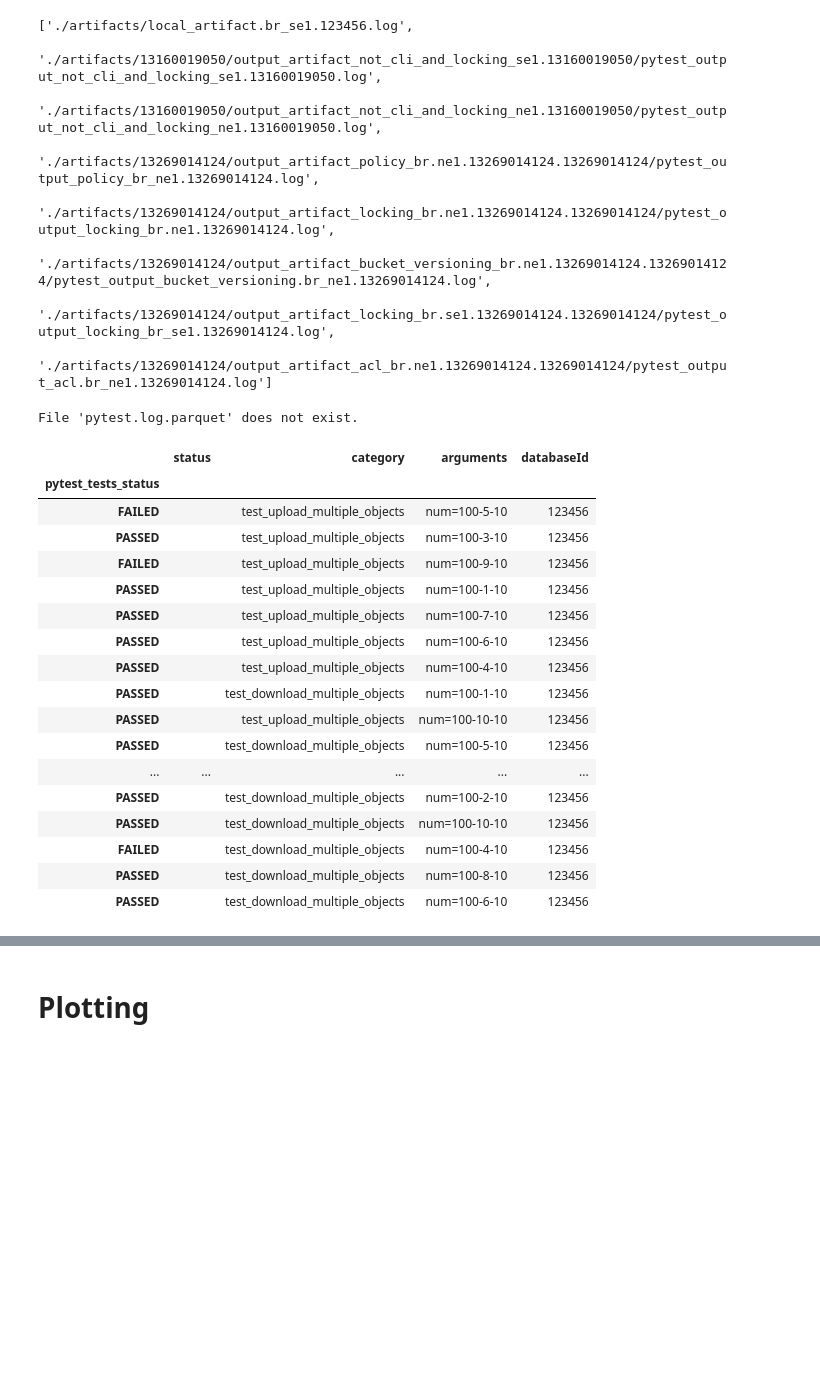
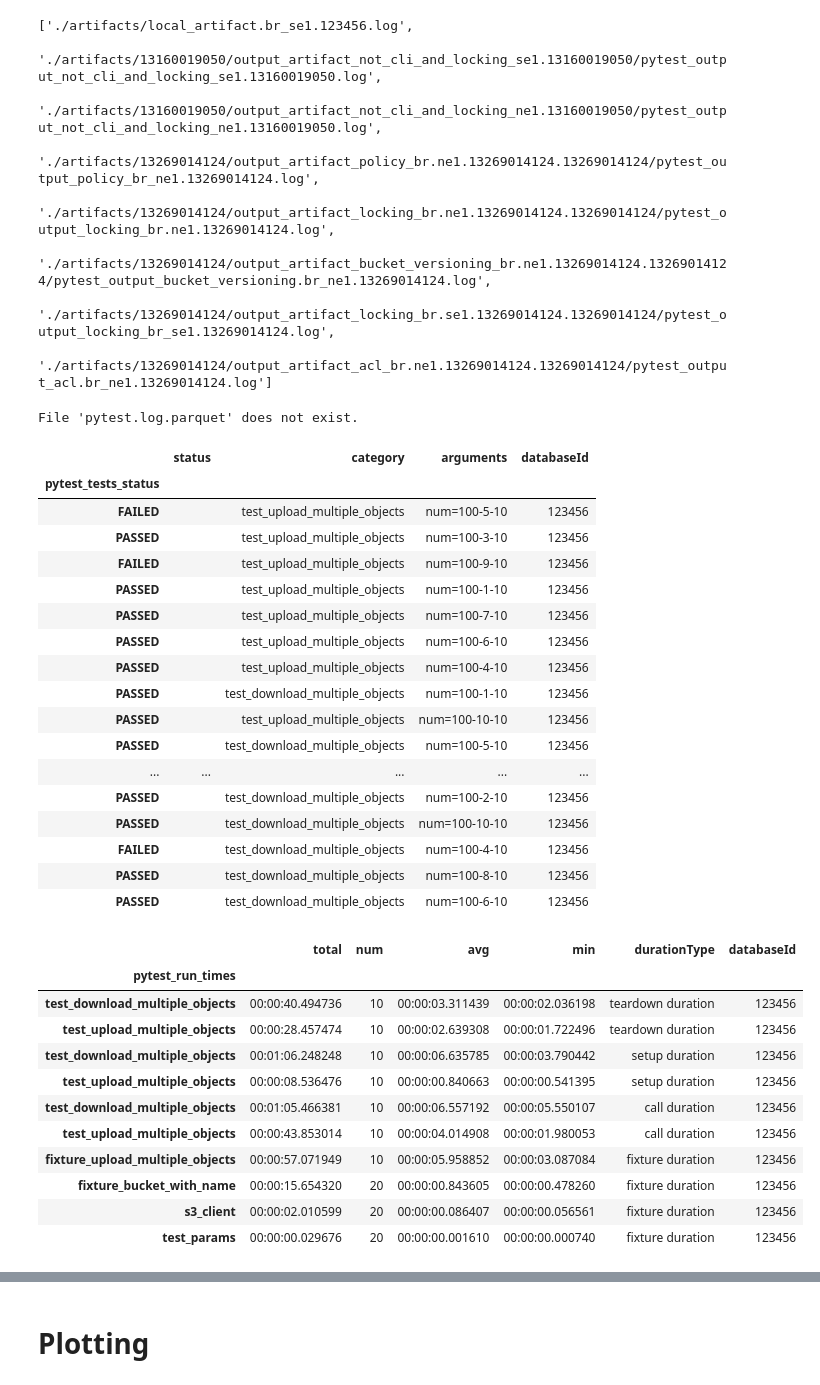
Before and after one commit to 2xlhe/gh-Actions-Reader, a Jupyter notebook: ghActionsReader.ipynb, the cells around one changed output, grey strips where cells are left out. Saved outputs shown, nothing was run; the diff lists cells and outputs as text; code cells hidden in the pictures; blank space fills up the shorter version.

```diff
--- a/ghActionsReader.ipynb
+++ b/ghActionsReader.ipynb
@@ -405,16 +405,17 @@ class PytestArtifactLogExtractor:
         # Creating dataframes test status and categories
         status_df = pd.DataFrame(tests, columns=["status", "name", "category", "arguments"]).set_index('name')
         categories_df = self.__create_df__(categories)
-        failures_df = pd.DataFrame(failures,columns=['name', 'category', 'arguments', 'error', 'error_details'])
+        failures_df = pd.DataFrame(failures,columns=['name', 'category', 'arguments', 'error', 'error_details']).set_index('name')
 
         # Labeling the dfs
         status_df.index.name = 'pytest_tests_status'
         categories_df.index.name = 'pytest_run_times'
-
+        failures_df.index.name = 'pytest_failures_errors'
 
         # Applying individual id for each table
         status_df['databaseId'] = databaseId
         categories_df['databaseId'] = databaseId
+        failures_df['databaseId'] = databaseId
 
 
         return status_df, categories_df, failures_df
@@ -443,7 +444,7 @@ class PytestArtifactLogExtractor:
             headers = self.__extract_test_status_names__(self.__get_list_by_name__(header, 'session')[0])
 
         categories = self.__get_list_by_name__(header, 'duration top')
-        failures = self.__extract_failures__(self.__get_list_by_name__(header, 'summary')[0])
+        failures = self.__extract_failures_errors__(self.__get_list_by_name__(header, 'summary')[0])
 
         return headers, categories, failures
 
@@ -487,17 +488,19 @@ class PytestArtifactLogExtractor:
 
         return tests
 
-    def __extract_failures__(self, data):
+    def __extract_failures_errors__(self, data):
         title = data[0]
         # Regex asks for a string
-        data_str = ''.join(list(''.join(d) for d in data[1:])).split('FAILED')
+        data_str = ''.join(list(''.join(d) for d in data[1:]))
+        data_str = list(filter(None, re.split(r'(FAILED|ERROR)', data_str)))
+
         splitted_data = []
 
 
         # Splitting test from error
         for d in data_str:
-            if d:
-                splitted_data.append(list(filter(None, re.split(r'docs/|\[(.*?)\]-|::|(\w+):([\w=*]+)', d))))
+            if d and ('FAILED' or 'ERROR') not in d:
+                splitted_data.append(list(filter(None, re.split(r'\[(.*?)\]-|::|(\w+):([\w=*]+)', d))))
 
         return splitted_data
 
@@ -655,27 +658,39 @@ a
 # %%
 artifact = PytestArtifactLogExtractor(path = a[0])
 cat, categories, failures = artifact.log_to_df()
 
 display(cat)
-#display(categories)
-#display(failures)
+display(categories)
+display(failures)
 # %% [output]
 File 'pytest.log.parquet' does not exist.
 |  | status | category | arguments | databaseId |
 | pytest_tests_status |  |  |  |  |
 | FAILED |  | test_upload_multiple_objects | num=100-5-10 | 123456 |
 | PASSED |  | test_upload_multiple_objects | num=100-3-10 | 123456 |
 | FAILED |  | test_upload_multiple_objects | num=100-9-10 | 123456 |
 | PASSED |  | test_upload_multiple_objects | num=100-1-10 | 123456 |
 | PASSED |  | test_upload_multiple_objects | num=100-7-10 | 123456 |
 | PASSED |  | test_upload_multiple_objects | num=100-6-10 | 123456 |
 | PASSED |  | test_upload_multiple_objects | num=100-4-10 | 123456 |
 | PASSED |  | test_download_multiple_objects | num=100-1-10 | 123456 |
 | PASSED |  | test_upload_multiple_objects | num=100-10-10 | 123456 |
 | PASSED |  | test_download_multiple_objects | num=100-5-10 | 123456 |
 | ... | ... | ... | ... | ... |
 | PASSED |  | test_download_multiple_objects | num=100-2-10 | 123456 |
 | PASSED |  | test_download_multiple_objects | num=100-10-10 | 123456 |
 | FAILED |  | test_download_multiple_objects | num=100-4-10 | 123456 |
 | PASSED |  | test_download_multiple_objects | num=100-8-10 | 123456 |
 | PASSED |  | test_download_multiple_objects | num=100-6-10 | 123456 |
+|  | total | num | avg | min | durationType | databaseId |
+| pytest_run_times |  |  |  |  |  |  |
+| test_download_multiple_objects | 00:00:40.494736 | 10 | 00:00:03.311439 | 00:00:02.036198 | teardown duration | 123456 |
+| test_upload_multiple_objects | 00:00:28.457474 | 10 | 00:00:02.639308 | 00:00:01.722496 | teardown duration | 123456 |
+| test_download_multiple_objects | 00:01:06.248248 | 10 | 00:00:06.635785 | 00:00:03.790442 | setup duration | 123456 |
+| test_upload_multiple_objects | 00:00:08.536476 | 10 | 00:00:00.840663 | 00:00:00.541395 | setup duration | 123456 |
+| test_download_multiple_objects | 00:01:05.466381 | 10 | 00:00:06.557192 | 00:00:05.550107 | call duration | 123456 |
+| test_upload_multiple_objects | 00:00:43.853014 | 10 | 00:00:04.014908 | 00:00:01.980053 | call duration | 123456 |
+| fixture_upload_multiple_objects | 00:00:57.071949 | 10 | 00:00:05.958852 | 00:00:03.087084 | fixture duration | 123456 |
+| fixture_bucket_with_name | 00:00:15.654320 | 20 | 00:00:00.843605 | 00:00:00.478260 | fixture duration | 123456 |
+| s3_client | 00:00:02.010599 | 20 | 00:00:00.086407 | 00:00:00.056561 | fixture duration | 123456 |
+| test_params | 00:00:00.029676 | 20 | 00:00:00.001610 | 00:00:00.000740 | fixture duration | 123456 |
```
Also changed, not shown: parts of 1 cell of this notebook.
